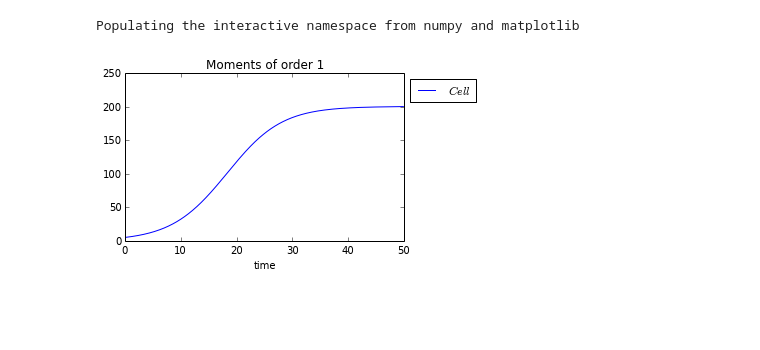
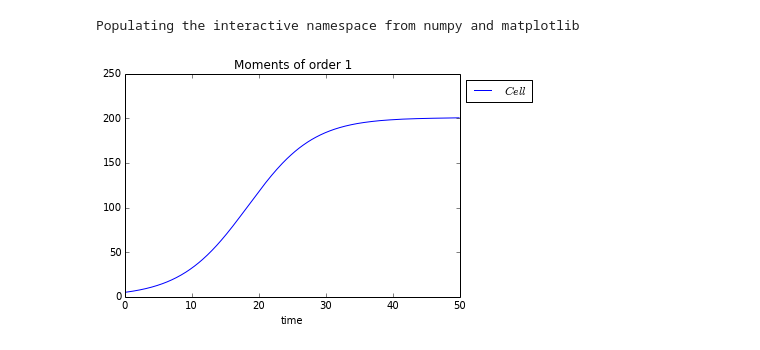
Before and after one commit to theosysbio/means, a Jupyter notebook: prototypes/birth_death.ipynb, the cells around one changed output. Saved outputs shown, nothing was run; the diff lists cells and outputs as text; code cells hidden in the pictures; blank space fills up the shorter version.

Commit message:
my figures for the presentation intro

```diff
--- a/prototypes/birth_death.ipynb
+++ b/prototypes/birth_death.ipynb
@@ -16,8 +16,12 @@ birth_death_model = means.Model(parameters=['b', 'd'],
 # %%
 problem = means.mea_approximation(birth_death_model,1)
 simulation = means.Simulation(problem)
 timerange = np.arange(0,50,0.1)
 bd_trajs = simulation.simulate_system([.2,1e-3],[5], timerange)
 bd_trajs
+
+fig = pl.figure()
+bd_trajs.plot()
+fig.savefig("/tmp/cell_growth_determ.png",dpi=500)
 # %% [output]
-[figure, old version]
+[figure, new version]
```
Also changed, not shown: parts of 9 cells of this notebook.
